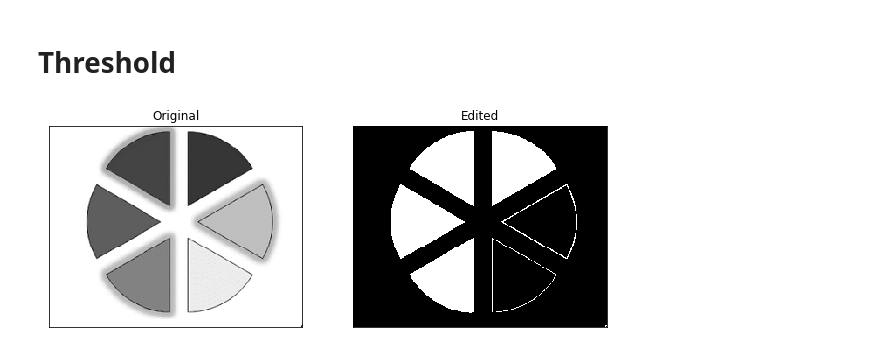
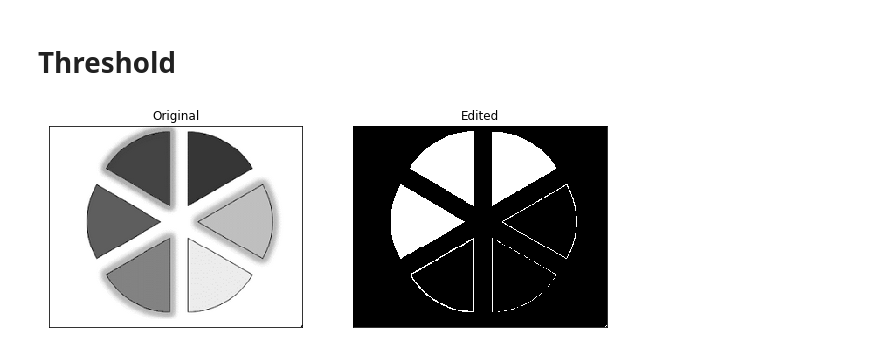
Before and after one commit to camilo520/ProcesamientoImagen, a Jupyter notebook: Clase_3.ipynb, the cells around one changed output. Cells and saved outputs as stored; diff of their text form; code cells hidden in the pictures.

```diff
--- a/Clase_3.ipynb
+++ b/Clase_3.ipynb
@@ -233,21 +233,21 @@ Fraccionamiento('pastel.png', 0, 60)
 # %%
 def Threshold(img, thres):
     img=cv2.imread(img, cv2.IMREAD_GRAYSCALE)
     rows, columns = img.shape
     img2=np.zeros((rows, columns), dtype=np.uint8)
 
     T=thres
 
     for x in range(0,rows):
         for y in range(0, columns):
             r=img[x][y]
             if T<=r:
                 img2[x][y]=0
             else:
                 img2[x][y]=255
     displayGray2(img, img2)
     return
 
-Threshold('pastel.png', 150)
+Threshold('pastel.png', 125)
 # %% [output]
-[figure, old version]
+[figure, new version]
```
Also changed, not shown: parts of 7 cells of this notebook.
